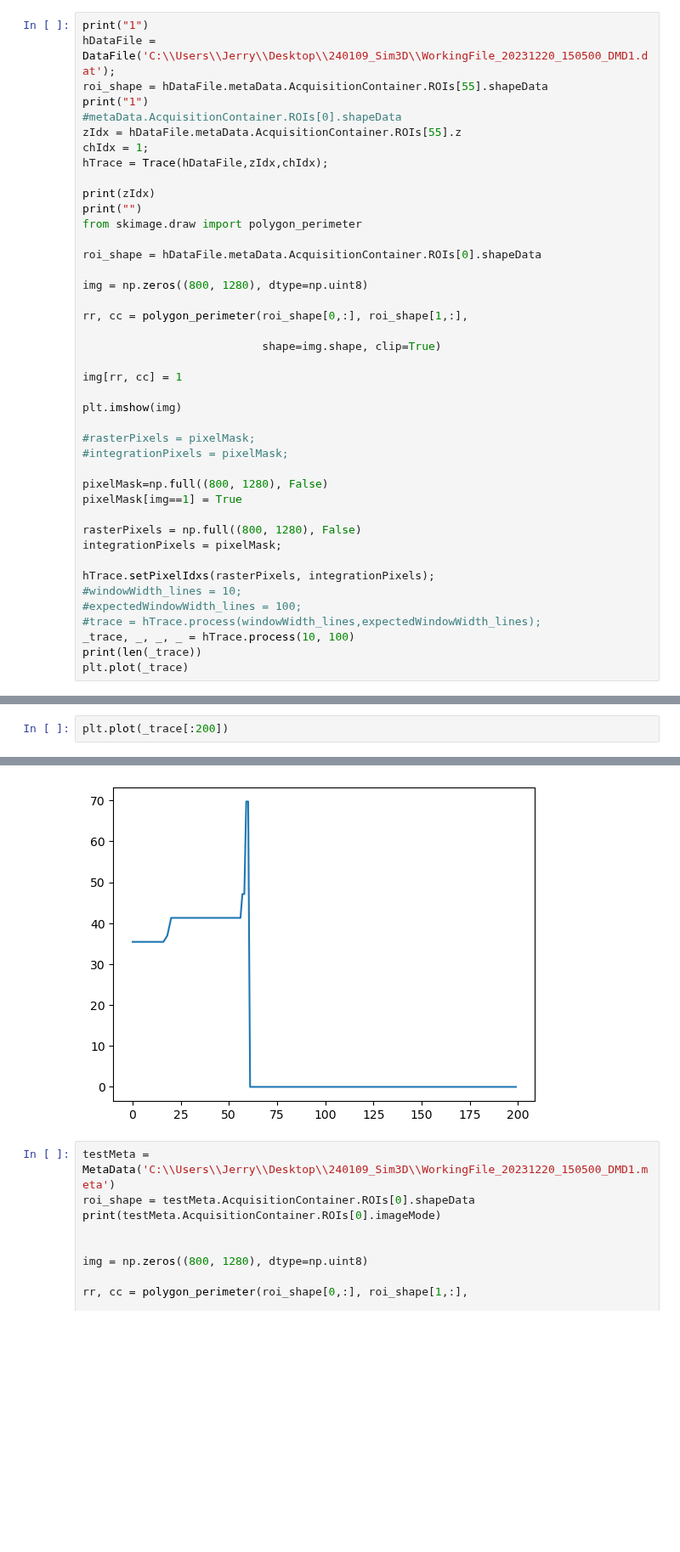
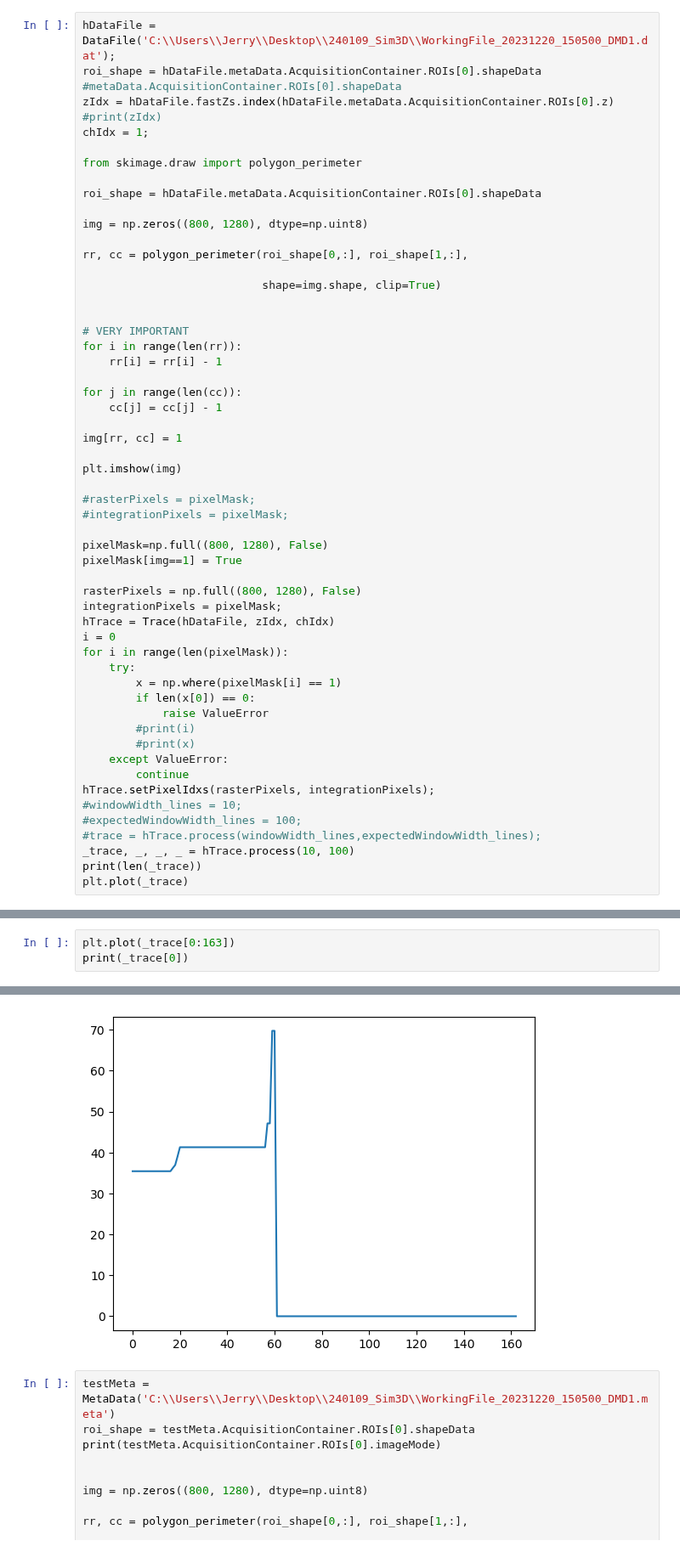
Before and after one commit to Peter-Hogg/SLAP2_Utils, a Jupyter notebook: Slap2 Utils Test.ipynb, the cells around one changed output, grey strips where cells are left out. Shown at 85% size. Cells and saved outputs as stored; diff of their text form; blank space fills up the shorter version.

Commit message:
Fixed Trace + TracePixel file, datafile + change to jupyter notebook

```diff
--- a/Slap2 Utils Test.ipynb
+++ b/Slap2 Utils Test.ipynb
@@ -10,15 +8,11 @@ SyntaxError: invalid syntax. Perhaps you forgot a comma? (trace.py, line 124)
 # %%
-print("1")
 hDataFile = DataFile('C:\\Users\\Jerry\\Desktop\\240109_Sim3D\\WorkingFile_20231220_150500_DMD1.dat');
-roi_shape = hDataFile.metaData.AcquisitionContainer.ROIs[55].shapeData
-print("1")
+roi_shape = hDataFile.metaData.AcquisitionContainer.ROIs[0].shapeData
 #metaData.AcquisitionContainer.ROIs[0].shapeData
-zIdx = hDataFile.metaData.AcquisitionContainer.ROIs[55].z
+zIdx = hDataFile.fastZs.index(hDataFile.metaData.AcquisitionContainer.ROIs[0].z)
+#print(zIdx)
 chIdx = 1;
-hTrace = Trace(hDataFile,zIdx,chIdx);
 
-print(zIdx)
-print("")
 from skimage.draw import polygon_perimeter
 
 roi_shape = hDataFile.metaData.AcquisitionContainer.ROIs[0].shapeData
@@ -28,6 +22,14 @@ img = np.zeros((800, 1280), dtype=np.uint8)
 rr, cc = polygon_perimeter(roi_shape[0,:], roi_shape[1,:],
 
                            shape=img.shape, clip=True)
+
+
+# VERY IMPORTANT
+for i in range(len(rr)):
+    rr[i] = rr[i] - 1
+
+for j in range(len(cc)):
+    cc[j] = cc[j] - 1
 
 img[rr, cc] = 1
 
@@ -41,7 +43,17 @@ pixelMask[img==1] = True
 
 rasterPixels = np.full((800, 1280), False)
 integrationPixels = pixelMask;
-
+hTrace = Trace(hDataFile, zIdx, chIdx)
+i = 0
+for i in range(len(pixelMask)):
+    try:
+        x = np.where(pixelMask[i] == 1)
+        if len(x[0]) == 0:
+            raise ValueError
+        #print(i)
+        #print(x)
+    except ValueError:
+        continue
 hTrace.setPixelIdxs(rasterPixels, integrationPixels);
 #windowWidth_lines = 10;
 #expectedWindowWidth_lines = 100;
@@ -71,3 +87,4 @@ NameError: name 'Trace' is not defined
 # %%
-plt.plot(_trace[:200])
+plt.plot(_trace[0:163])
+print(_trace[0])
 # %% [output]
@@ -75,4 +92,4 @@ plt.plot(_trace[:200])
-[figure, old version]
+[figure, new version]
 # %%
 testMeta = MetaData('C:\\Users\\Jerry\\Desktop\\240109_Sim3D\\WorkingFile_20231220_150500_DMD1.meta')
 roi_shape = testMeta.AcquisitionContainer.ROIs[0].shapeData
```
Also changed, not shown: parts of 3 cells of this notebook, 2 other files.
